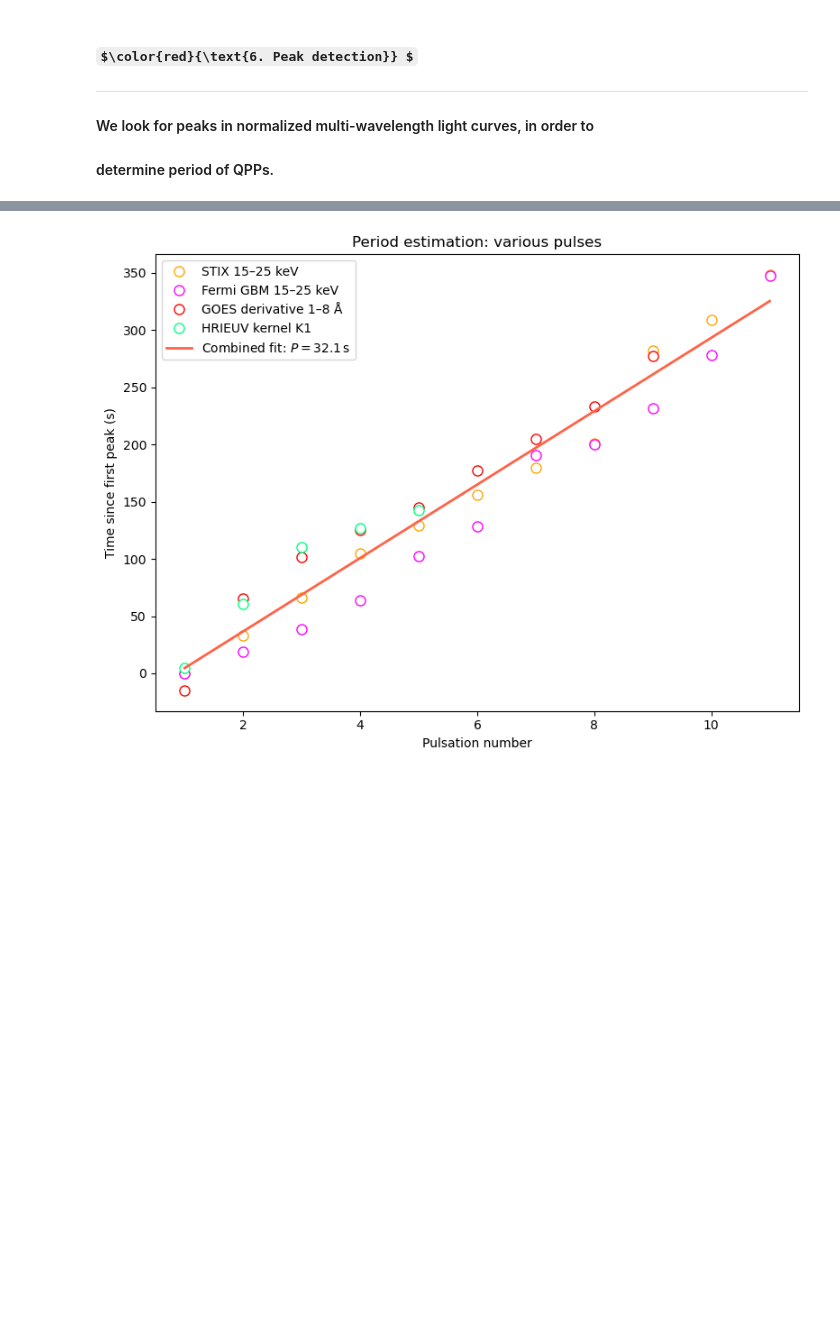
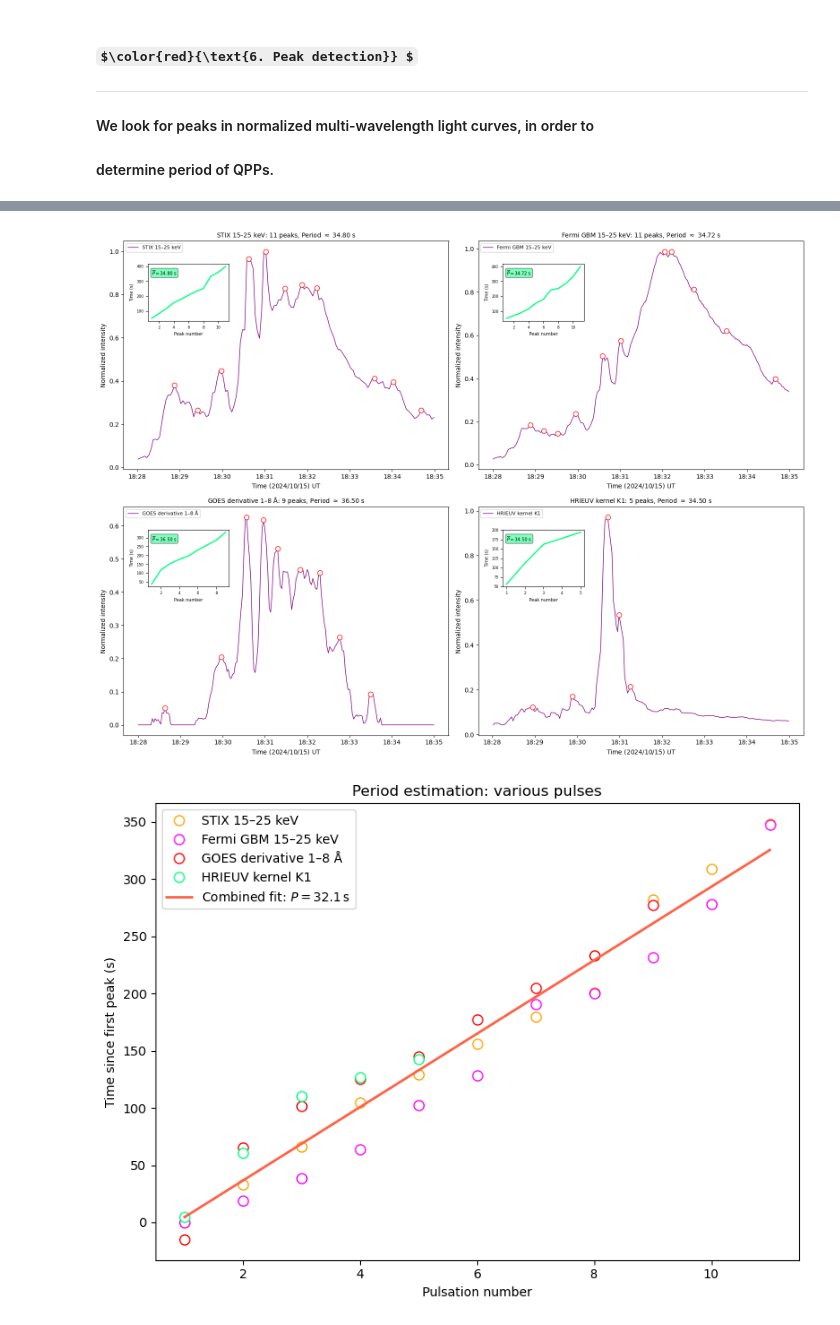
Before and after one commit to zorzeus/solar_flares_internship, a Jupyter notebook: sfi_03.ipynb, the cells around one changed output, grey strips where cells are left out. Cells and saved outputs as stored; diff of their text form; code cells hidden in the pictures; some formulas as TeX source; blank space fills up the shorter version.

```diff
--- a/sfi_03.ipynb
+++ b/sfi_03.ipynb
@@ -519,0 +470,96 @@ plot_results_vertical(results_all)
+# %%
+import numpy as np
+import pandas as pd
+import matplotlib.pyplot as plt
+import matplotlib.dates as mdates
+from scipy.signal import find_peaks
+
+def analyze_qpp(lightcurve, label, time_start="2024-10-15T18:28", time_end="2024-10-15T18:35",
+                prominence=0.02, distance=3):
+
+    if isinstance(time_start, str):
+        time_start = pd.to_datetime(time_start, utc=True)
+    if isinstance(time_end, str):
+        time_end = pd.to_datetime(time_end, utc=True)
+
+    if lightcurve.index.tz is None:
+        lightcurve.index = lightcurve.index.tz_localize("UTC")
+
+    flare_data = lightcurve.truncate(time_start, time_end)
+    flare_values = np.array(flare_data.values).astype(float).flatten()
+    flare_values = np.maximum(flare_values, 1e-10)  # avoid zeros
+
+    time_minutes = (flare_data.index - flare_data.index[0]).total_seconds() / 60
+
+    peaks, properties = find_peaks(flare_values, prominence=prominence, distance=distance)
+    peak_times = time_minutes[peaks]
+
+    period_mins = np.mean(np.diff(peak_times)) if len(peak_times) > 1 else 0
+
+    return {
+        'flare_data': flare_data,
+        'flare_values': flare_values,
+        'time_minutes': time_minutes,
+        'peaks': peaks,
+        'peak_times': peak_times,
+        'period_mins': period_mins,
+        'label': label}
+
+def plot_qpp_analysis(results, ax):
+    flare_data = results['flare_data']
+    flare_values = results['flare_values']
+    peaks = results['peaks']
+    peak_times = results['peak_times']
+    period_mins = results['period_mins']
+    label = results['label']
+
+    ax.plot(flare_data.index, flare_values, color='purple', linewidth=1, label=label)
+
+    if len(peaks) > 0:
+        ax.scatter(flare_data.index[peaks], flare_values[peaks],
+                   color='white', s=60, zorder=5, edgecolors='red')
+
+    if len(peak_times) > 1:
+        inset = ax.inset_axes([0.075, 0.65, 0.25, 0.25])
+        peak_times_seconds = peak_times * 60
+        avg_period = np.mean(np.diff(peak_times))
+        inset.plot(range(1, len(peak_times)+1), peak_times_seconds, color='springgreen', linewidth=2)
+        inset.set_xlabel('Peak number', fontsize=7)
+        inset.set_ylabel('Time (s)', fontsize=7)
+        inset.text(0.05, 0.8, fr'$\overline{{P}}=${60* avg_period :.2f} s',
+                   transform=inset.transAxes, fontsize=7,
+                   bbox=dict(boxstyle='round,pad=0.3', facecolor='springgreen', alpha=0.5))
+        inset.tick_params(labelsize=6)
+
+    ax.set_xlabel(r'Time $(2024/10/15)$ UT')
+    ax.set_ylabel('Normalized intensity')
+    ax.xaxis.set_major_formatter(mdates.DateFormatter('%H:%M'))
+    ax.legend(fontsize=8, loc='upper left')
+    ax.set_title(fr'{label}: {len(peaks)} peaks, Period $\approx$ {period_mins * 60:.2f} s', fontsize=10)
+
+gbm_15_25 = gbm['15-25 keV'].resample('1600ms').mean().dropna()
+gbm_15_25 = gbm_15_25 / gbm_15_25.max()
+smooth_window = int(4 / 2)
+gbm_15_25 = gbm_15_25.rolling(window=smooth_window, center=True).mean().dropna()
+eui_k1 = eui_k1.rolling(window=smooth_window, center=True).mean().dropna()
+
+lightcurves = [
+    ("STIX 15–25 keV", stix_15_25, 0.02, 3),
+    ("Fermi GBM 15–25 keV", gbm_15_25, 0.005, 5),
+    ("GOES derivative 1–8 Å", goes, 0.03, 5),
+    ("HRIEUV kernel K1", eui_k1, 0.025, 5)]
+
+
+fig, axes = plt.subplots(2, 2, figsize=(16, 12))
+axes = axes.flatten()
+results_all = []
+
+for i, (label, lc, prom, dist) in enumerate(lightcurves):
+    results = analyze_qpp(lc, label, prominence=prom, distance=dist)
+    results_all.append(results)
+    plot_qpp_analysis(results, axes[i])
+
+plt.tight_layout()
+plt.show()
+# %% [output]
+[figure, added]
```
Also changed, not shown: parts of 7 cells of this notebook.
